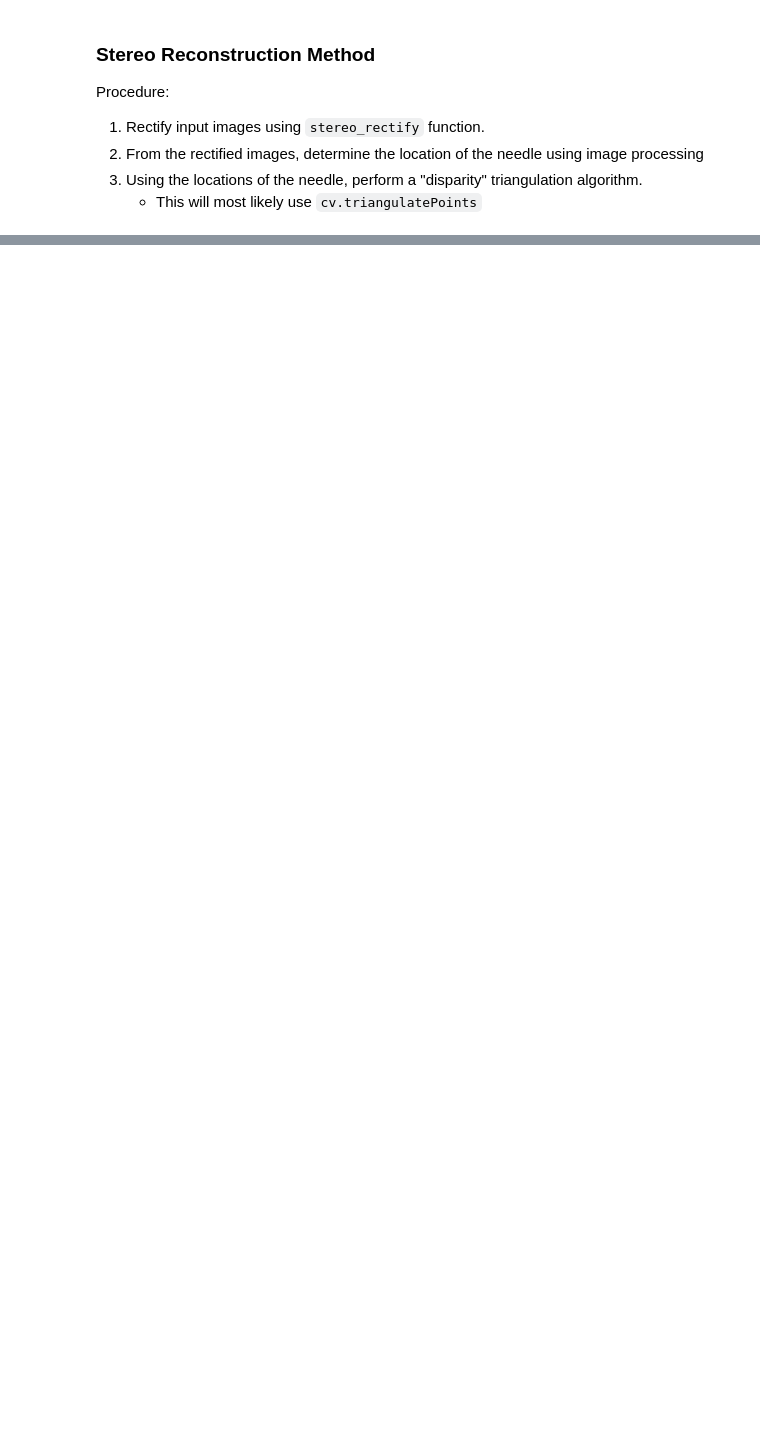
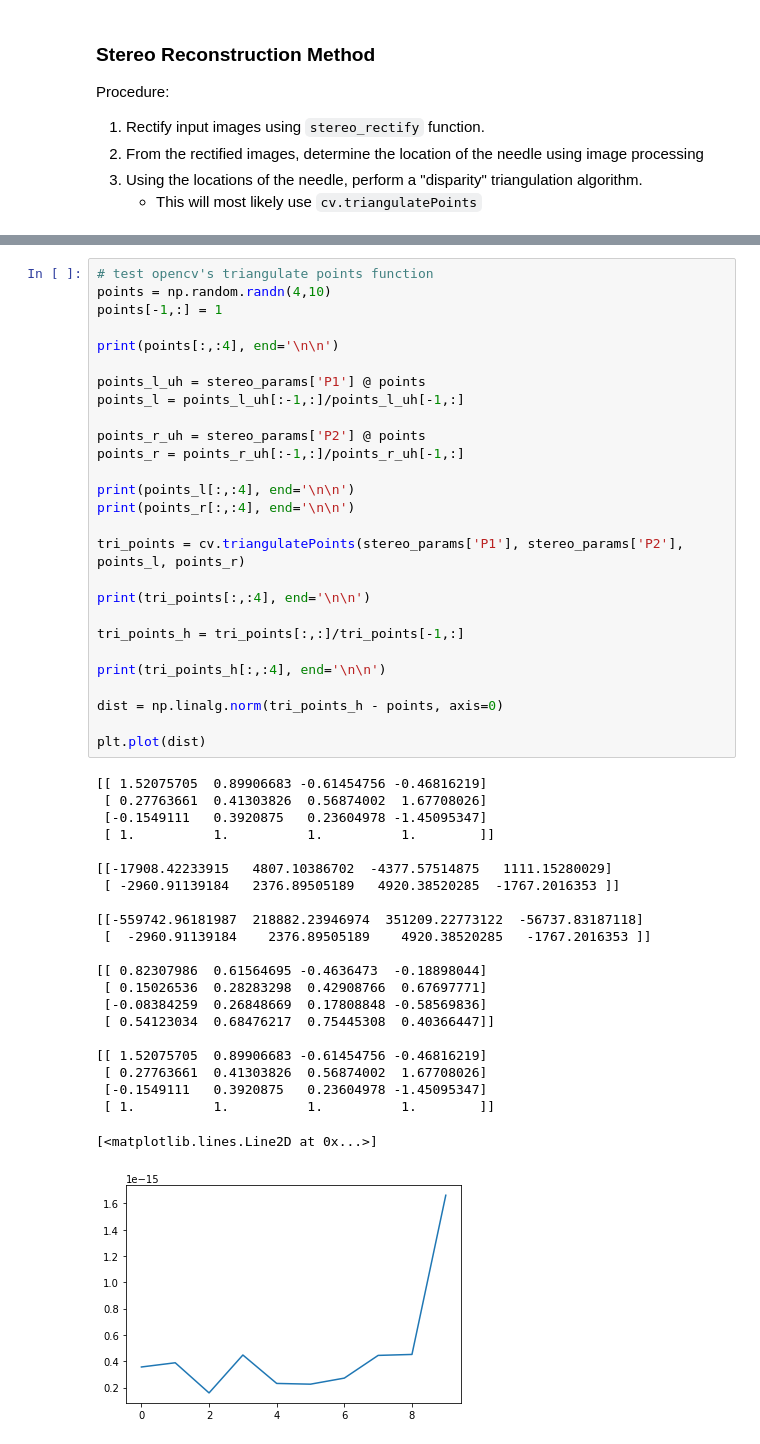
Before and after one commit to dlezcan1/AMIRo-cv, a Jupyter notebook: src/NeedleCompVision.ipynb, the cells around one changed output, grey strips where cells are left out. Saved outputs shown, nothing was run; the diff lists cells and outputs as text; blank space fills up the shorter version.

```diff
--- a/src/NeedleCompVision.ipynb
+++ b/src/NeedleCompVision.ipynb
@@ -1472,0 +1488,50 @@ for i in range(3):
+# %%
+# test opencv's triangulate points function
+points = np.random.randn(4,10)
+points[-1,:] = 1
+
+print(points[:,:4], end='\n\n')
+
+points_l_uh = stereo_params['P1'] @ points
+points_l = points_l_uh[:-1,:]/points_l_uh[-1,:]
+
+points_r_uh = stereo_params['P2'] @ points
+points_r = points_r_uh[:-1,:]/points_r_uh[-1,:]
+
+print(points_l[:,:4], end='\n\n')
+print(points_r[:,:4], end='\n\n')
+
+tri_points = cv.triangulatePoints(stereo_params['P1'], stereo_params['P2'], points_l, points_r)
+
+print(tri_points[:,:4], end='\n\n')
+
+tri_points_h = tri_points[:,:]/tri_points[-1,:]
+
+print(tri_points_h[:,:4], end='\n\n')
+
+dist = np.linalg.norm(tri_points_h - points, axis=0)
+
+plt.plot(dist)
+# %% [output]
+[[ 1.52075705  0.89906683 -0.61454756 -0.46816219]
+ [ 0.27763661  0.41303826  0.56874002  1.67708026]
+ [-0.1549111   0.3920875   0.23604978 -1.45095347]
+ [ 1.          1.          1.          1.        ]]
+
+[[-17908.42233915   4807.10386702  -4377.57514875   1111.15280029]
+ [ -2960.91139184   2376.89505189   4920.38520285  -1767.2016353 ]]
+
+[[-559742.96181987  218882.23946974  351209.22773122  -56737.83187118]
+ [  -2960.91139184    2376.89505189    4920.38520285   -1767.2016353 ]]
+
+[[ 0.82307986  0.61564695 -0.4636473  -0.18898044]
+ [ 0.15026536  0.28283298  0.42908766  0.67697771]
+ [-0.08384259  0.26848669  0.17808848 -0.58569836]
+ [ 0.54123034  0.68476217  0.75445308  0.40366447]]
+
+[[ 1.52075705  0.89906683 -0.61454756 -0.46816219]
+ [ 0.27763661  0.41303826  0.56874002  1.67708026]
+ [-0.1549111   0.3920875   0.23604978 -1.45095347]
+ [ 1.          1.          1.          1.        ]]
+[<matplotlib.lines.Line2D at 0x...>]
+[figure, added]
```
Also changed, not shown: parts of 10 cells of this notebook, 11 other files.
